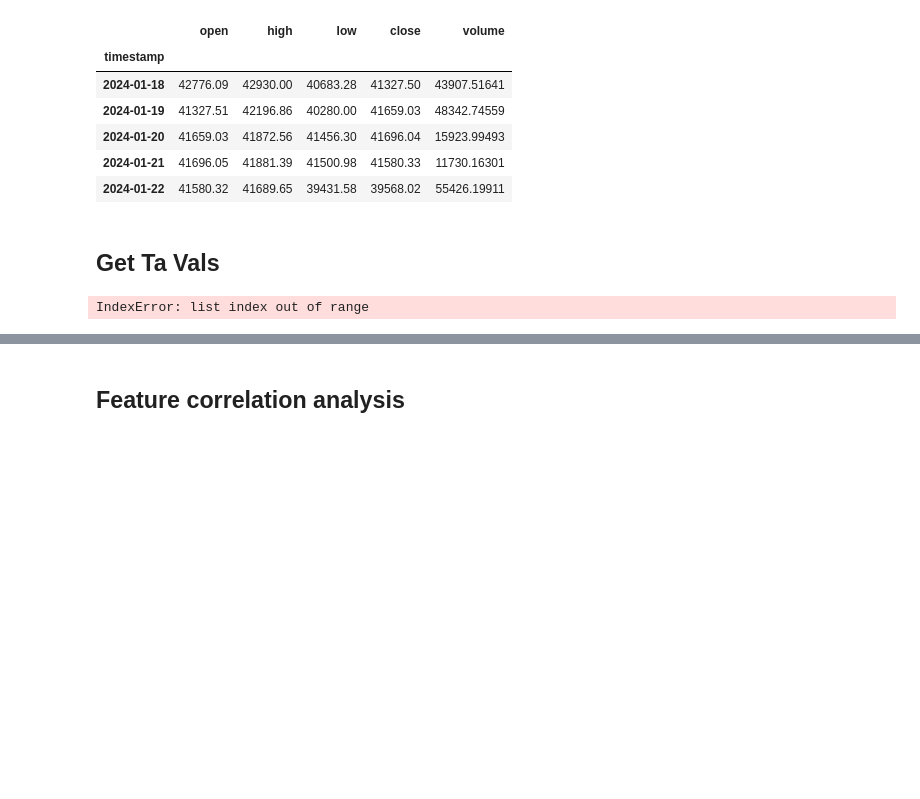
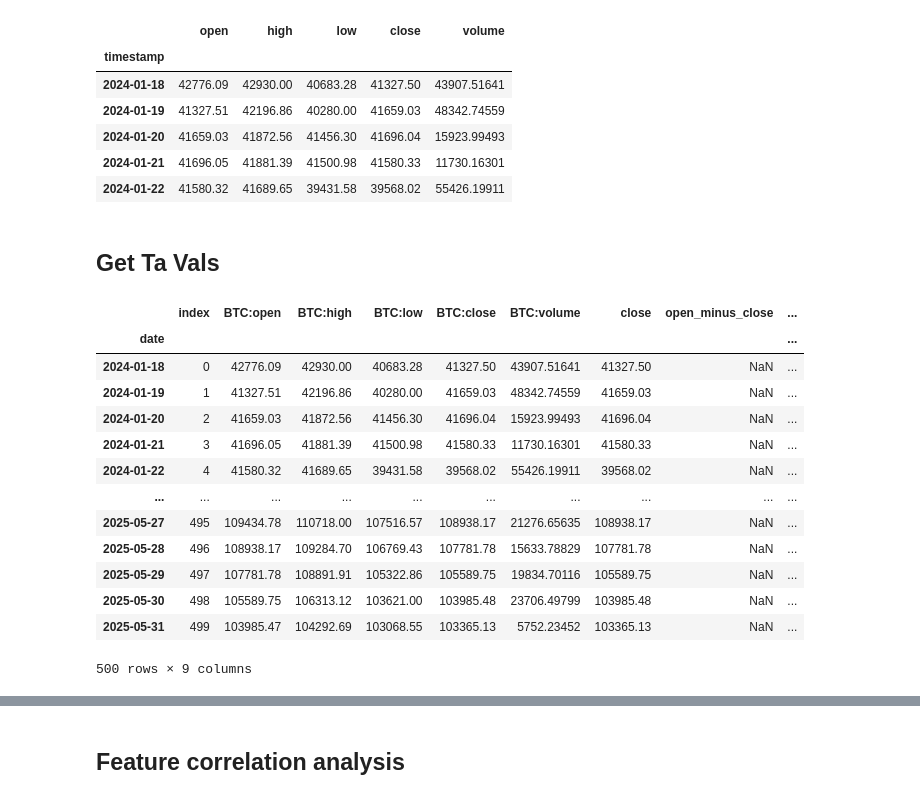
Before and after one commit to nicolassalok1/TimeSeries, a Jupyter notebook: chapter11/TensorTrade_Optuna_orig.ipynb, the cells around one changed output, grey strips where cells are left out. Drawn from its saved outputs; the diff is of its cells as text; code cells hidden in the pictures; blank space fills up the shorter version.

```diff
--- a/chapter11/TensorTrade_Optuna_orig.ipynb
+++ b/chapter11/TensorTrade_Optuna_orig.ipynb
@@ -256,18 +256,37 @@ ohlcv_df = df_BTC.reset_index().rename({"Date": "datetime"}, axis='columns')
 # %%
 import numpy as np
 
-ta_df = df_BTC.copy()
-ta_df.columns = [name.lower().split(':')[1] for name in df.columns]
+ta_df = df.copy()
 
-ta_df = sauceCity(ta_df.reset_index().rename({"Date": "date"}, axis='columns'))
+# Ne renommer que les colonnes qui contiennent ":" (comme "BTC:close")
+ta_df.columns = [
+    name.lower().split(':')[1] if ':' in name else name.lower()
+    for name in ta_df.columns
+]
 
-ta_df['close'] = df['BTC:close'].to_numpy()
-ta_df['open_minus_close'] = np.log(ta_df['open']) - np.log(ta_df['close'])
-ta_df['high_minus_low'] = np.log(ta_df['high']) - np.log(ta_df['low'])
+# Assurez-vous que "Date" est renommé en "date" (utile pour certains modules)
+ta_df = df_BTC.reset_index().rename(columns={"Date": "date"})
+
+ta_df['close'] = df_BTC['BTC:close'].to_numpy()
+ta_df['open_minus_close'] = np.log(df['open']) - np.log(df['close'])
+ta_df['high_minus_low'] = np.log(df['high']) - np.log(df['low'])
 
 ta_df = ta_df.set_index('date')
 ta_df
 # %% [output]
+|  | index | BTC:open | BTC:high | BTC:low | BTC:close | BTC:volume | close | open_minus_close | ... |
+| date |  |  |  |  |  |  |  |  | ... |
+| 2024-01-18 | 0 | 42776.09 | 42930.00 | 40683.28 | 41327.50 | 43907.51641 | 41327.50 | NaN | ... |
+| 2024-01-19 | 1 | 41327.51 | 42196.86 | 40280.00 | 41659.03 | 48342.74559 | 41659.03 | NaN | ... |
+| 2024-01-20 | 2 | 41659.03 | 41872.56 | 41456.30 | 41696.04 | 15923.99493 | 41696.04 | NaN | ... |
+| 2024-01-21 | 3 | 41696.05 | 41881.39 | 41500.98 | 41580.33 | 11730.16301 | 41580.33 | NaN | ... |
+| 2024-01-22 | 4 | 41580.32 | 41689.65 | 39431.58 | 39568.02 | 55426.19911 | 39568.02 | NaN | ... |
+| ... | ... | ... | ... | ... | ... | ... | ... | ... | ... |
+| 2025-05-27 | 495 | 109434.78 | 110718.00 | 107516.57 | 108938.17 | 21276.65635 | 108938.17 | NaN | ... |
+| 2025-05-28 | 496 | 108938.17 | 109284.70 | 106769.43 | 107781.78 | 15633.78829 | 107781.78 | NaN | ... |
+| 2025-05-29 | 497 | 107781.78 | 108891.91 | 105322.86 | 105589.75 | 19834.70116 | 105589.75 | NaN | ... |
+| 2025-05-30 | 498 | 105589.75 | 106313.12 | 103621.00 | 103985.48 | 23706.49799 | 103985.48 | NaN | ... |
+| 2025-05-31 | 499 | 103985.47 | 104292.69 | 103068.55 | 103365.13 | 5752.23452 | 103365.13 | NaN | ... |
-IndexError: list index out of range
+500 rows × 9 columns
 # %%
 df = ta_df
```
Also changed, not shown: parts of 5 cells of this notebook.
